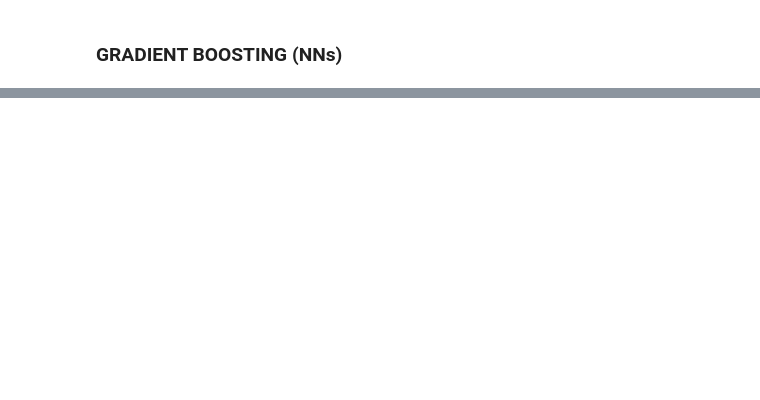
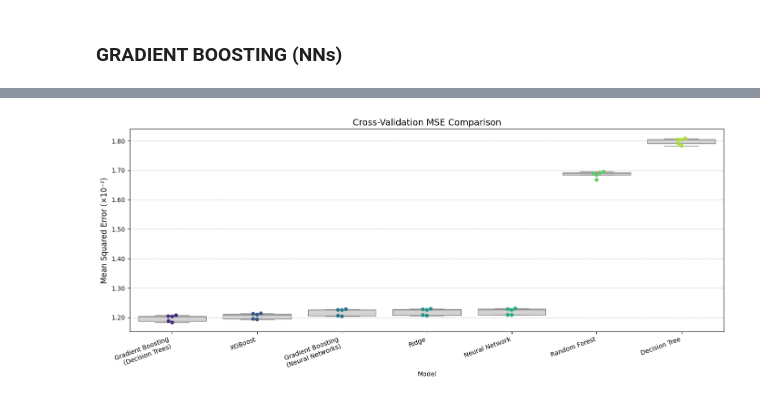
Before and after one commit to oriolraventost/gradient-boosting-implementation, a Jupyter notebook: notebooks/scores.ipynb, the cells around one changed output, grey strips where cells are left out. Saved outputs shown, nothing was run; the diff lists cells and outputs as text; code cells hidden in the pictures; blank space fills up the shorter version.

```diff
--- a/notebooks/scores.ipynb
+++ b/notebooks/scores.ipynb
@@ -202,7 +202,7 @@ class MLP(NNRegressor):
 # %%
 %%time
 
-mlp = MLP(epochs=100, learning_rate=0.0001, hidden_size=[16, 8], batch_size=256)
+mlp = MLP(epochs=100, learning_rate=0.001, hidden_size=[16, 8], batch_size=1024)
 
 mlp_mse_scores = []
 mlp_r2_scores = []
@@ -277,9 +277,9 @@ for train_idx, valid_idx in kf.split(raw_train):
         subsample=0.8,
         colsample_bytree=0.8,
         reg_lambda=1.0,
-        early_stopping_rounds=25,
+        early_stopping_rounds=10,
         weak_learner_key="decision_tree",
-        weak_learner_config={"max_depth": 8}
+        weak_learner_config={"max_depth": 5, "random_state": 42}
     )
 
     gb.fit(X_train.values, y_train.values, X_valid.values, y_valid.values)
@@ -401,7 +418,9 @@ for train_idx, valid_idx in kf.split(raw_train):
         subsample=0.8,
         colsample_bytree=0.8,
         reg_lambda=1.0,
-        early_stopping_rounds=25
+        early_stopping_rounds=10,
+        max_depth=5,
+        random_state=42
     )
 
     xgb.fit(X_train.values, y_train.values, eval_set=[(X_valid.values, y_valid.values)], verbose=False)
@@ -414,6 +433,4 @@ for train_idx, valid_idx in kf.split(raw_train):
 
     xgb_mse_scores.append(fold_mse)
     xgb_r2_scores.append(fold_r2)
-
-    print('-' * 50)
 # %% [output]
@@ -458,10 +470,10 @@ for train_idx, valid_idx in kf.split(raw_train):
         early_stopping_rounds=10,
         weak_learner_key="neural_network",
         weak_learner_config={
-            "epochs": 30,
-            "learning_rate": 0.0001,
+            "epochs": 20,
+            "learning_rate": 0.001,
             "hidden_size": [16, 8],
-            "batch_size": 256
+            "batch_size": 1024
         }
     )
 
@@ -638,0 +653,62 @@ Passing `palette` without assigning `hue` is deprecated and will be removed in v
+# %%
+# 1. Prepare data
+results_df = pd.DataFrame({
+    'Ridge': ridge_mse_scores,
+    'Decision Tree': dt_mse_scores,
+    'Random Forest': rf_mse_scores,
+    'Neural Network': mlp_mse_scores,
+    "GB (Decision Trees)": gb_mse_scores,
+    'XGBoost': xgb_mse_scores,
+    'GB (Neural Networks)': nn_gb_mse_scores
+})
+
+melted_df = results_df.melt(var_name='Model', value_name='MSE')
+
+# 2. Rename with clean multi-line labels
+melted_df['Model'] = melted_df['Model'].replace({
+    "GB (Decision Trees)": "Gradient Boosting\n(Decision Trees)",
+    "GB (Neural Networks)": "Gradient Boosting\n(Neural Networks)"
+})
+
+# 3. Order models by mean MSE (best → worst)
+model_order = (
+    melted_df.groupby('Model')['MSE']
+    .median()
+    .sort_values()
+    .index
+)
+
+# 4. Plot
+plt.figure(figsize=(14, 6))
+
+sns.boxplot(
+    data=melted_df,
+    x='Model',
+    y='MSE',
+    order=model_order,
+    color='lightgray',
+    showfliers=False
+)
+
+sns.swarmplot(
+    data=melted_df,
+    x='Model',
+    y='MSE',
+    order=model_order,
+    palette='viridis',
+    size=6
+)
+
+# 5. Y-axis in 10^-2 scale
+ax = plt.gca()
+ax.yaxis.set_major_formatter(ticker.FuncFormatter(lambda x, _: f'{x*1e2:.2f}'))
+plt.ylabel('Mean Squared Error (×10⁻²)', fontsize=12)
+
+# 6. Clean styling
+plt.xticks(rotation=20, ha='right')
+plt.title('Cross-Validation MSE Comparison', fontsize=14)
+plt.grid(axis='y', linestyle='--', alpha=0.7)
+
+plt.tight_layout()
+plt.show()
+# %% [output]
@@ -638,0 +718 @@ Passing `palette` without assigning `hue` is deprecated and will be removed in v
+[figure, added]
```
Also changed, not shown: parts of 23 cells of this notebook.
